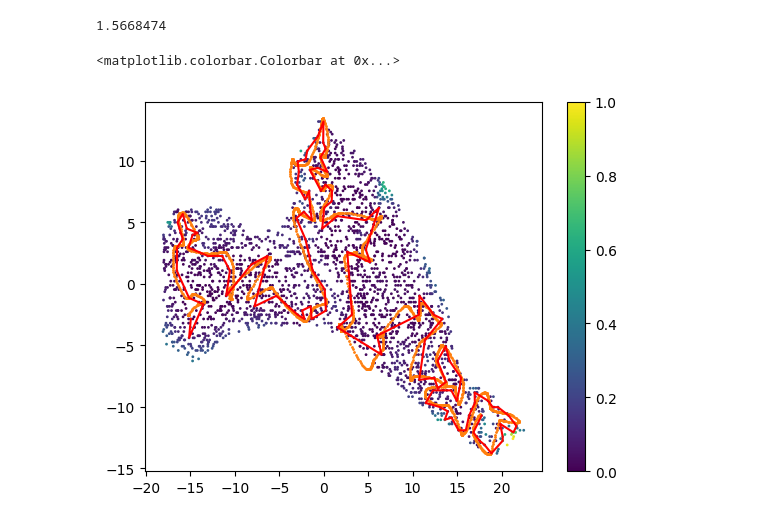
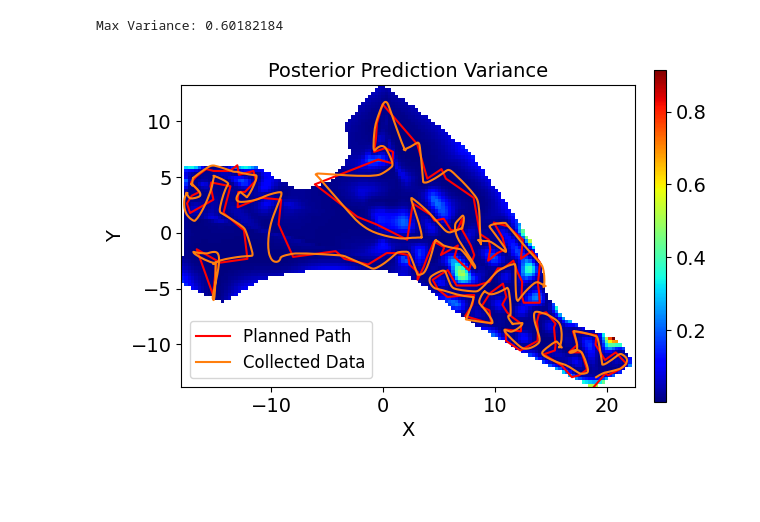
Before and after one commit to itskalvik/ros_sgp_tools, a Jupyter notebook: scripts/postprocess.ipynb, the cells around one changed output. Drawn from its saved outputs; the diff is of its cells as text; code cells hidden in the pictures; blank space fills up the shorter version.

```diff
--- a/scripts/postprocess.ipynb
+++ b/scripts/postprocess.ipynb
@@ -181,6 +224,7 @@ _, _, _, gpr_post = get_model_params(np.vstack([X_init, X]).astype(np.float32),
                                      kernel=kernel,
                                      noise_variance=noise_variance,
                                      return_model=True,
+                                     force_gp=True,
                                      verbose=False,
                                      max_steps=0)
 
@@ -192,13 +236,34 @@ gpflow.utilities.multiple_assign(gpr_post.kernel, params['kernel'])
 gpflow.utilities.multiple_assign(gpr_post.likelihood, params['likelihood'])
 
 mean, var = gpr_post.predict_f(X_candidates.astype(np.float32))
-print(var.numpy().max())
-
-plt.scatter(X_candidates[:, 0], X_candidates[:, 1], s=1, c=var.numpy())
-plt.scatter(X[:, 0], X[:, 1], c='C1', s=1)
-plt.plot(sol_path[:, 0], sol_path[:, 1], c='r')
-plt.colorbar()
+print("Max Variance:", var.numpy().max())
 # %% [output]
-1.5668474
+Max Variance: 0.60182184
-<matplotlib.colorbar.Colorbar at 0x...>
-[figure, removed]
+# %%
+# ---- Plot variance map (posterior) ----
+
+mean, var = gpr_post.predict_f(X_grid.astype(np.float32))
+mean = mean.numpy()
+var = var.numpy()
+var[outside_idx] = np.nan
+
+fig, ax = plt.subplots()
+
+cmap_im = ax.imshow(
+    var.reshape(num_x, num_y).T,
+    origin='lower', cmap='jet',
+    extent=extent
+)
+ax.set_aspect('equal')
+cbar = fig.colorbar(cmap_im, ax=ax, fraction=0.046, pad=0.04, shrink=0.9, aspect=30)
+
+ax.plot(sol_path[:, 0], sol_path[:, 1], c='r', label='Planned Path')
+ax.plot(X[:, 0], X[:, 1], c='C1', label='Collected Data')
+ax.set_xlabel('X')
+ax.set_ylabel('Y')
+ax.legend(loc='lower left')
+ax.set_title('Posterior Prediction Variance')
+
+plt.show()
+# %% [output]
+[figure, added]
```
Also changed, not shown: parts of 7 cells of this notebook.
